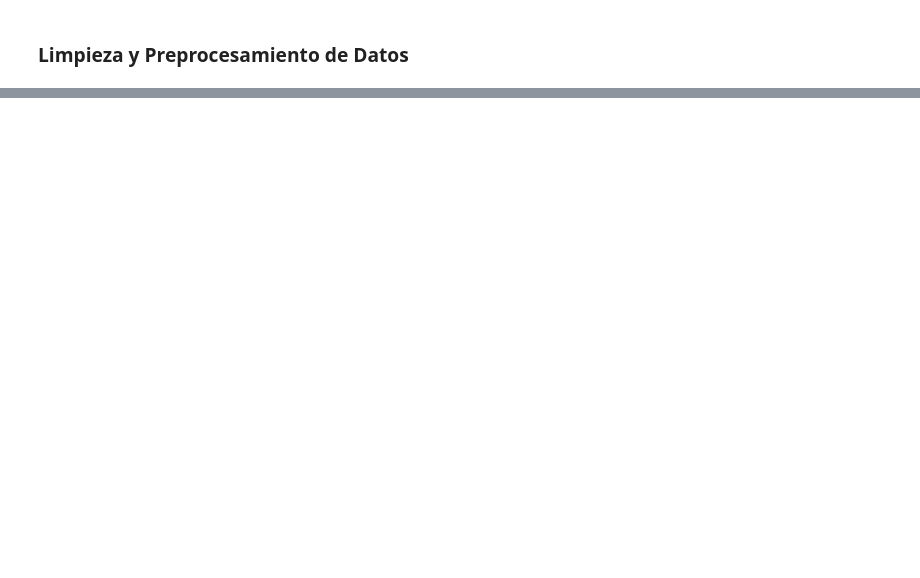
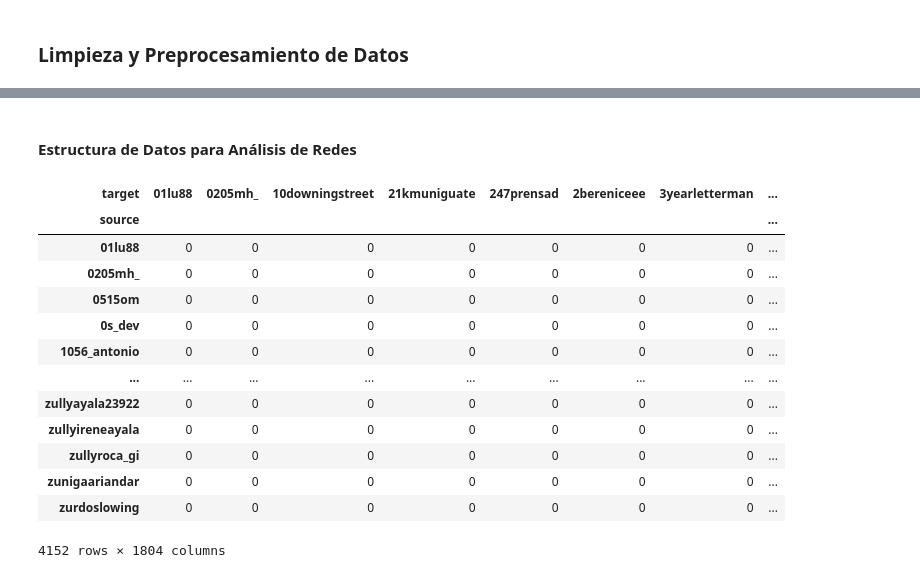
Before and after one commit to emiliosolanoo21/SocialMedia_Analysis, a Jupyter notebook: SocialMedia_Analysis.ipynb, the cells around one changed output, grey strips where cells are left out. Cells and saved outputs as stored; diff of their text form; code cells hidden in the pictures; blank space fills up the shorter version.

Commit message:
Cleaning & preprocessing Data

```diff
--- a/SocialMedia_Analysis.ipynb
+++ b/SocialMedia_Analysis.ipynb
@@ -95,0 +253,5 @@ User: Brenda_AGN | Tweet: El presidente @BArevalodeLeon y la vicepresidenta @Kar
+# %%
+bernyInteractions = bernydf[['user', 'mentionedUsers', 'retweetCount']]
+traficInteractions = traficdf[['user', 'mentionedUsers', 'retweetCount']]
+# %%
+interactions = pd.concat([bernyInteractions, traficInteractions])
@@ -95,0 +295,7 @@ User: Brenda_AGN | Tweet: El presidente @BArevalodeLeon y la vicepresidenta @Kar
+# %%
+interactions['user'] = interactions['user'].apply(lambda x: x['username'] if isinstance(x, dict) and 'username' in x else None)
+
+interactions['user'] = interactions['user'].str.lower()
+
+# Normalizar nombres mencionados en la columna 'mentionedUsers'
+interactions['mentionedUsers'] = interactions['mentionedUsers'].apply(lambda x: [user['username'].lower() for user in x] if isinstance(x, list) else [])
@@ -95,0 +318,31 @@ User: Brenda_AGN | Tweet: El presidente @BArevalodeLeon y la vicepresidenta @Kar
+# %% [markdown]
+#### Estructura de Datos para Análisis de Redes
+# %%
+# Crear un DataFrame para las interacciones
+edges = []
+for _, row in interactions.iterrows():
+    user = row['user']
+    for mention in row['mentionedUsers']:
+        edges.append((user, mention))
+
+edgesdf = pd.DataFrame(edges, columns=['source', 'target'])
+
+# Crear una matriz de adyacencia
+adjMatrix = pd.crosstab(edgesdf['source'], edgesdf['target'])
+# %%
+adjMatrix
+# %% [output]
+| target | 01lu88 | 0205mh_ | 10downingstreet | 21kmuniguate | 247prensad | 2bereniceee | 3yearletterman | ... |
+| source |  |  |  |  |  |  |  | ... |
+| 01lu88 | 0 | 0 | 0 | 0 | 0 | 0 | 0 | ... |
+| 0205mh_ | 0 | 0 | 0 | 0 | 0 | 0 | 0 | ... |
+| 0515om | 0 | 0 | 0 | 0 | 0 | 0 | 0 | ... |
+| 0s_dev | 0 | 0 | 0 | 0 | 0 | 0 | 0 | ... |
+| 1056_antonio | 0 | 0 | 0 | 0 | 0 | 0 | 0 | ... |
+| ... | ... | ... | ... | ... | ... | ... | ... | ... |
+| zullyayala23922 | 0 | 0 | 0 | 0 | 0 | 0 | 0 | ... |
+| zullyireneayala | 0 | 0 | 0 | 0 | 0 | 0 | 0 | ... |
+| zullyroca_gi | 0 | 0 | 0 | 0 | 0 | 0 | 0 | ... |
+| zunigaariandar | 0 | 0 | 0 | 0 | 0 | 0 | 0 | ... |
+| zurdoslowing | 0 | 0 | 0 | 0 | 0 | 0 | 0 | ... |
+4152 rows × 1804 columns
```
Also changed, not shown: parts of 37 cells of this notebook.
